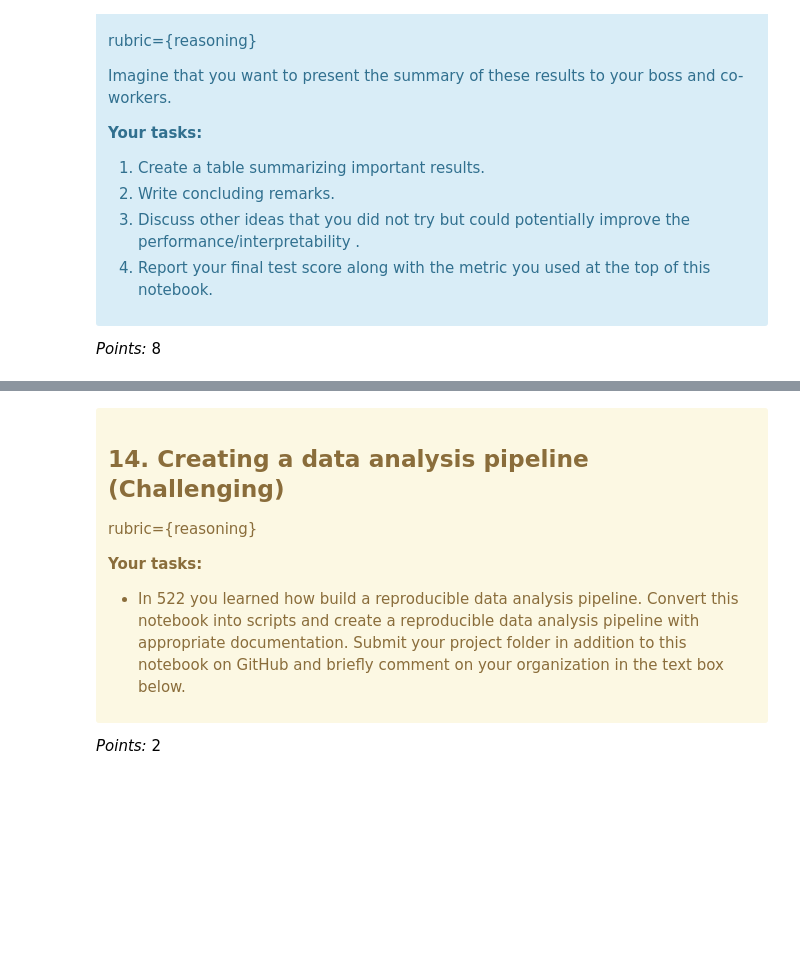
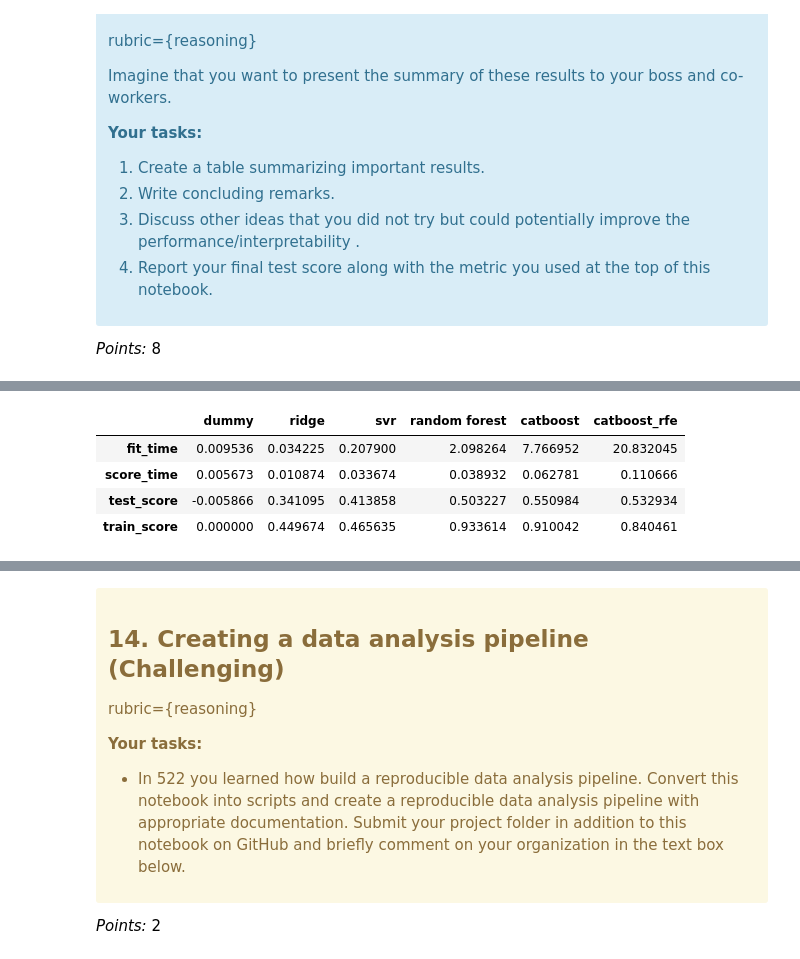
Before and after one commit to UBC-MDS/AirBNB_Luke_HanChen_573lab4, a Jupyter notebook: lab4luke copy.ipynb, the cells around one changed output, grey strips where cells are left out. Saved outputs shown, nothing was run; the diff lists cells and outputs as text; code cells hidden in the pictures; blank space fills up the shorter version.

```diff
--- a/lab4luke copy.ipynb
+++ b/lab4luke copy.ipynb
@@ -552,0 +606,8 @@ Ellipsis
+# %%
+cross_val_results
+# %% [output]
+|  | dummy | ridge | svr | random forest | catboost | catboost_rfe |
+| fit_time | 0.009536 | 0.034225 | 0.207900 | 2.098264 | 7.766952 | 20.832045 |
+| score_time | 0.005673 | 0.010874 | 0.033674 | 0.038932 | 0.062781 | 0.110666 |
+| test_score | -0.005866 | 0.341095 | 0.413858 | 0.503227 | 0.550984 | 0.532934 |
+| train_score | 0.000000 | 0.449674 | 0.465635 | 0.933614 | 0.910042 | 0.840461 |
```
Also changed, not shown: parts of 26 cells of this notebook, 2 other files.
